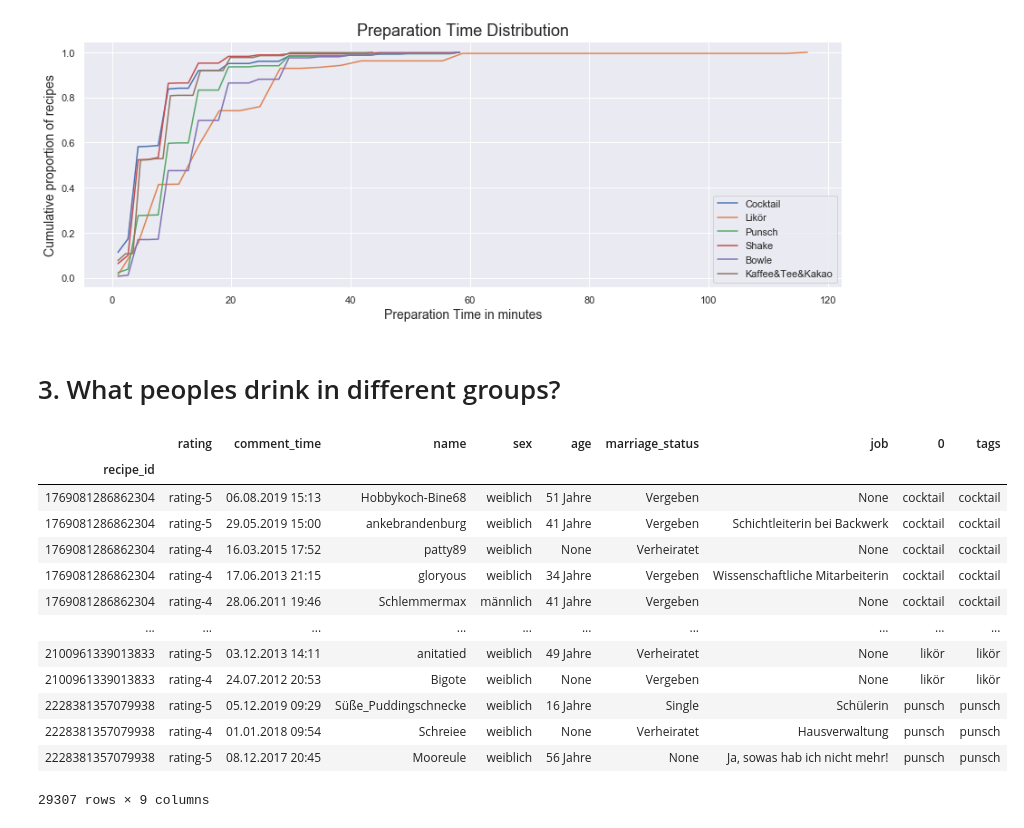
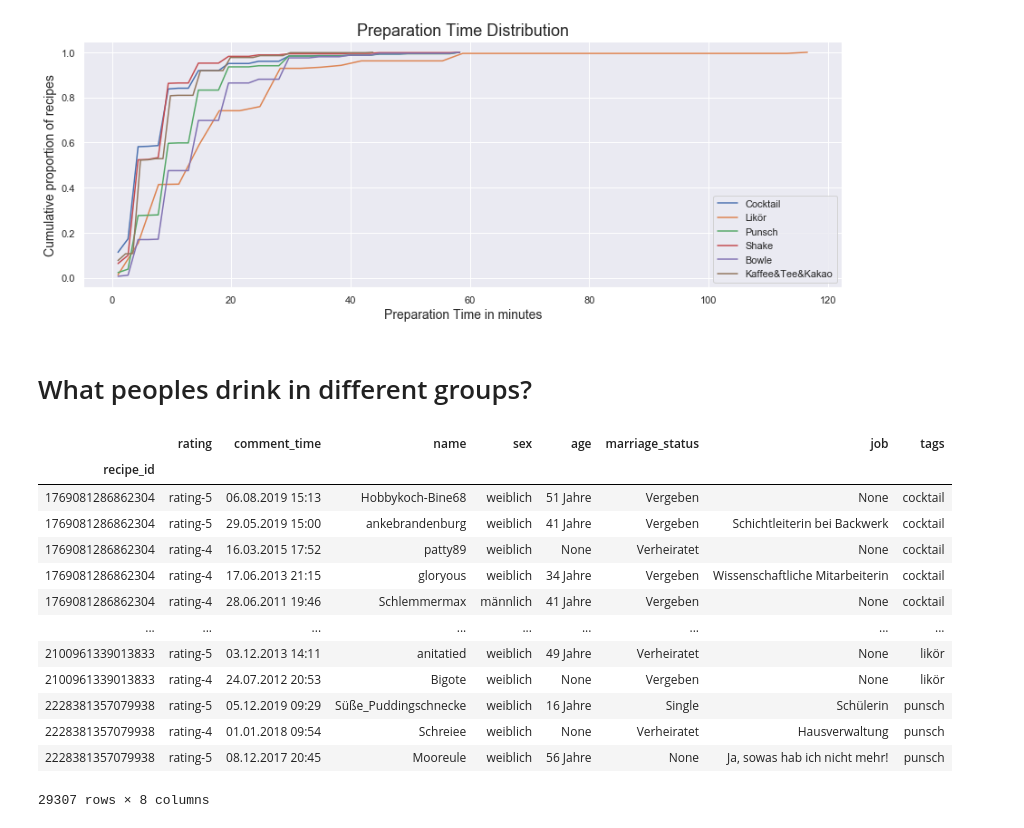
Before and after one commit to sunwen0120/Pratikum, a Jupyter notebook: wen_sun/Getränke analyse/Getränke.ipynb, the cells around one changed output. Drawn from its saved outputs; the diff is of its cells as text; code cells hidden in the pictures.

```diff
--- a/wen_sun/Getränke analyse/Getränke.ipynb
+++ b/wen_sun/Getränke analyse/Getränke.ipynb
@@ -290,7 +302,7 @@ plt.grid(True)
 # %%
 # cummulative proportion graoh refers to https://alioben.github.io/yummly/
 # %% [markdown]
-# 3. What peoples drink in different groups?
+# What peoples drink in different groups?
 # %%
 
 def extract_com_user(data):
@@ -320,28 +332,29 @@ def sub_cat_in_com(data):
 # %%
 data_com = df[['comment_user','tags']]
 
 df_com = extract_com_user(data_com['comment_user'])
 df_com
 df_com2 = sub_cat_in_com(data_com['tags'])
 
 df_com_new = df_com.merge(df_com2, on='recipe_id', how='left')
 df_com_new = df_com_new.set_index(["recipe_id"])
+df_com_new = df_com_new.drop(0, 1)
 df_com_new
 # %% [output]
-|  | rating | comment_time | name | sex | age | marriage_status | job | 0 | tags |
-| recipe_id |  |  |  |  |  |  |  |  |  |
-| 1769081286862304 | rating-5 | 06.08.2019 15:13 | Hobbykoch-Bine68 | weiblich | 51 Jahre | Vergeben | None | cocktail | cocktail |
-| 1769081286862304 | rating-5 | 29.05.2019 15:00 | ankebrandenburg | weiblich | 41 Jahre | Vergeben | Schichtleiterin bei Backwerk | cocktail | cocktail |
-| 1769081286862304 | rating-4 | 16.03.2015 17:52 | patty89 | weiblich | None | Verheiratet | None | cocktail | cocktail |
-| 1769081286862304 | rating-4 | 17.06.2013 21:15 | gloryous | weiblich | 34 Jahre | Vergeben | Wissenschaftliche Mitarbeiterin | cocktail | cocktail |
-| 1769081286862304 | rating-4 | 28.06.2011 19:46 | Schlemmermax | männlich | 41 Jahre | Vergeben | None | cocktail | cocktail |
-| ... | ... | ... | ... | ... | ... | ... | ... | ... | ... |
-| 2100961339013833 | rating-5 | 03.12.2013 14:11 | anitatied | weiblich | 49 Jahre | Verheiratet | None | likör | likör |
-| 2100961339013833 | rating-4 | 24.07.2012 20:53 | Bigote | weiblich | None | Vergeben | None | likör | likör |
-| 2228381357079938 | rating-5 | 05.12.2019 09:29 | Süße_Puddingschnecke | weiblich | 16 Jahre | Single | Schülerin | punsch | punsch |
-| 2228381357079938 | rating-4 | 01.01.2018 09:54 | Schreiee | weiblich | None | Verheiratet | Hausverwaltung | punsch | punsch |
-| 2228381357079938 | rating-5 | 08.12.2017 20:45 | Mooreule | weiblich | 56 Jahre | None | Ja, sowas hab ich nicht mehr! | punsch | punsch |
+|  | rating | comment_time | name | sex | age | marriage_status | job | tags |
+| recipe_id |  |  |  |  |  |  |  |  |
+| 1769081286862304 | rating-5 | 06.08.2019 15:13 | Hobbykoch-Bine68 | weiblich | 51 Jahre | Vergeben | None | cocktail |
+| 1769081286862304 | rating-5 | 29.05.2019 15:00 | ankebrandenburg | weiblich | 41 Jahre | Vergeben | Schichtleiterin bei Backwerk | cocktail |
+| 1769081286862304 | rating-4 | 16.03.2015 17:52 | patty89 | weiblich | None | Verheiratet | None | cocktail |
+| 1769081286862304 | rating-4 | 17.06.2013 21:15 | gloryous | weiblich | 34 Jahre | Vergeben | Wissenschaftliche Mitarbeiterin | cocktail |
+| 1769081286862304 | rating-4 | 28.06.2011 19:46 | Schlemmermax | männlich | 41 Jahre | Vergeben | None | cocktail |
+| ... | ... | ... | ... | ... | ... | ... | ... | ... |
+| 2100961339013833 | rating-5 | 03.12.2013 14:11 | anitatied | weiblich | 49 Jahre | Verheiratet | None | likör |
+| 2100961339013833 | rating-4 | 24.07.2012 20:53 | Bigote | weiblich | None | Vergeben | None | likör |
+| 2228381357079938 | rating-5 | 05.12.2019 09:29 | Süße_Puddingschnecke | weiblich | 16 Jahre | Single | Schülerin | punsch |
+| 2228381357079938 | rating-4 | 01.01.2018 09:54 | Schreiee | weiblich | None | Verheiratet | Hausverwaltung | punsch |
+| 2228381357079938 | rating-5 | 08.12.2017 20:45 | Mooreule | weiblich | 56 Jahre | None | Ja, sowas hab ich nicht mehr! | punsch |
-29307 rows × 9 columns
+29307 rows × 8 columns
 # %%
 df_null_age = df_com_new[df_com_new['age'] =='None']
 df_null_age
```
Also changed, not shown: parts of 13 cells of this notebook, 8 other files.
